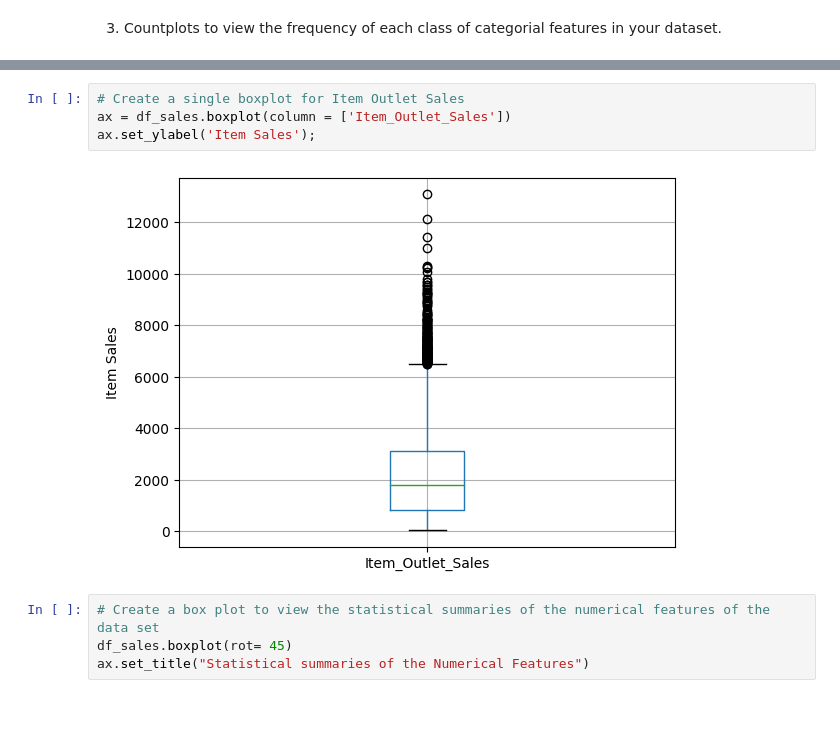
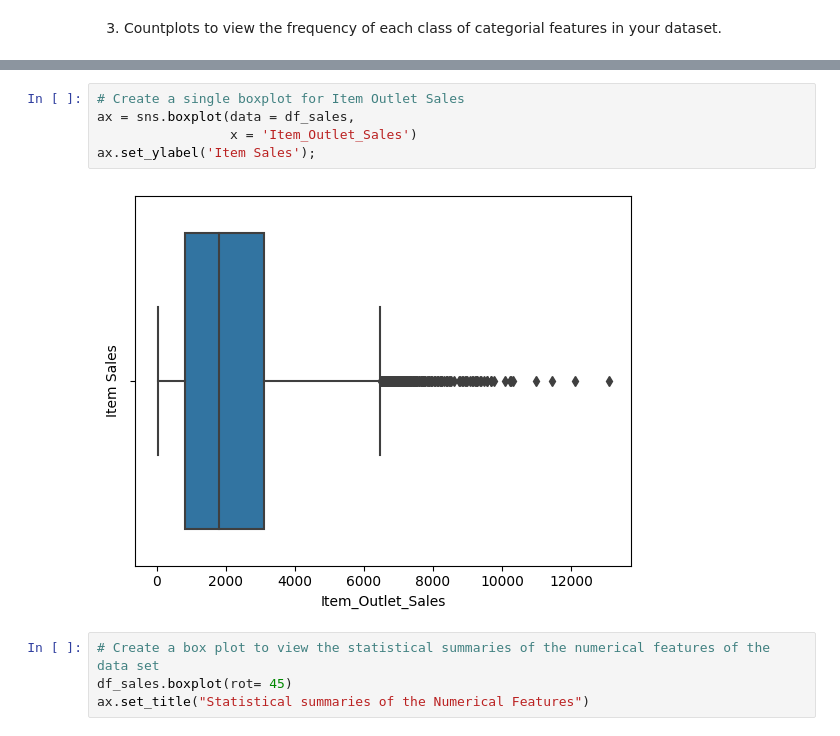
Before and after one commit to GabrielleYa/Prediction-of-Product-Sales, a Jupyter notebook: Prediction_of_Product_Sales.ipynb, the cells around one changed output, grey strips where cells are left out. Drawn from its saved outputs; the diff is of its cells as text; blank space fills up the shorter version.

```diff
--- a/Prediction_of_Product_Sales.ipynb
+++ b/Prediction_of_Product_Sales.ipynb
@@ -463,9 +491,10 @@ ax.set_ylabel('Outlet_Establishment_Year');
 # %%
 # Create a single boxplot for Item Outlet Sales
-ax = df_sales.boxplot(column = ['Item_Outlet_Sales'])
+ax = sns.boxplot(data = df_sales,
+                 x = 'Item_Outlet_Sales')
 ax.set_ylabel('Item Sales');
 # %% [output]
-[figure, old version]
+[figure, new version]
 # %%
 # Create a box plot to view the statistical summaries of the numerical features of the data set
 df_sales.boxplot(rot= 45)
```
Also changed, not shown: parts of 28 cells of this notebook.
